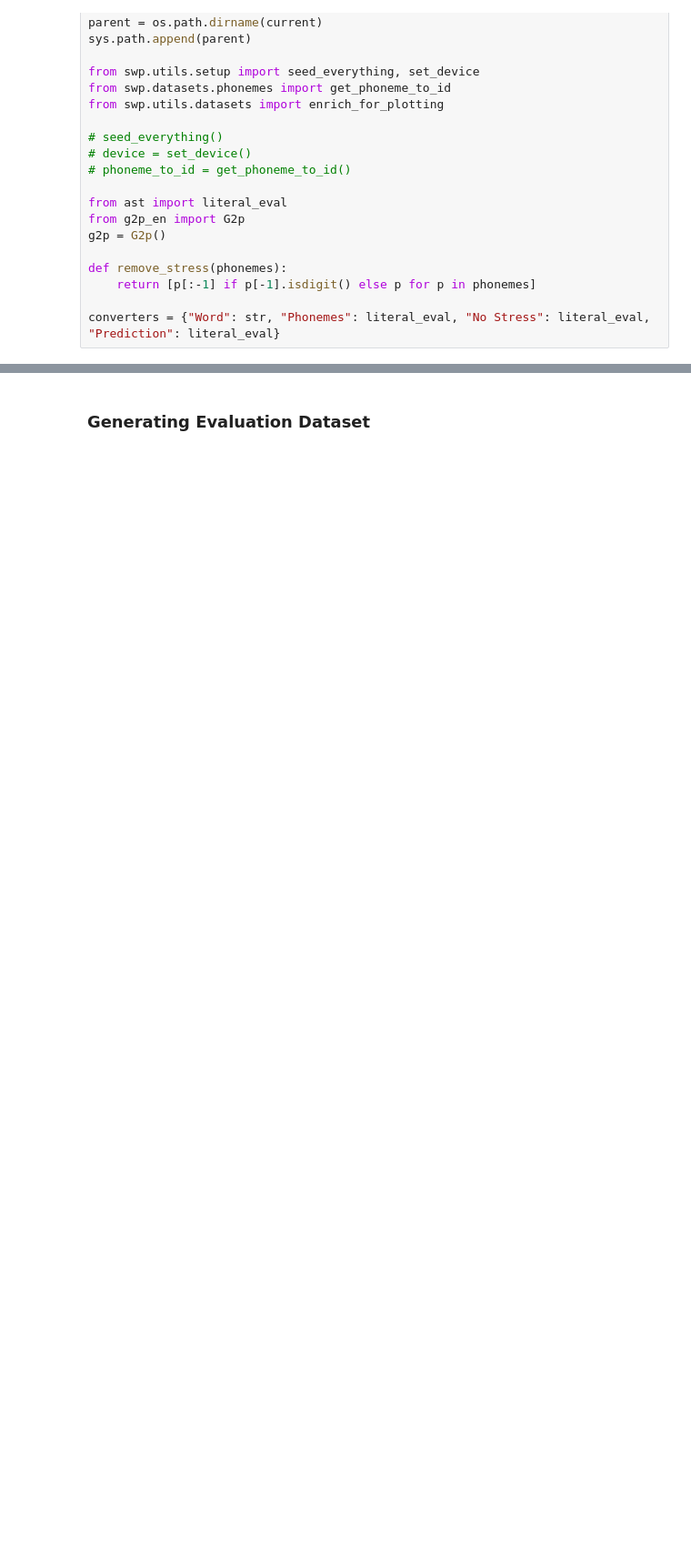
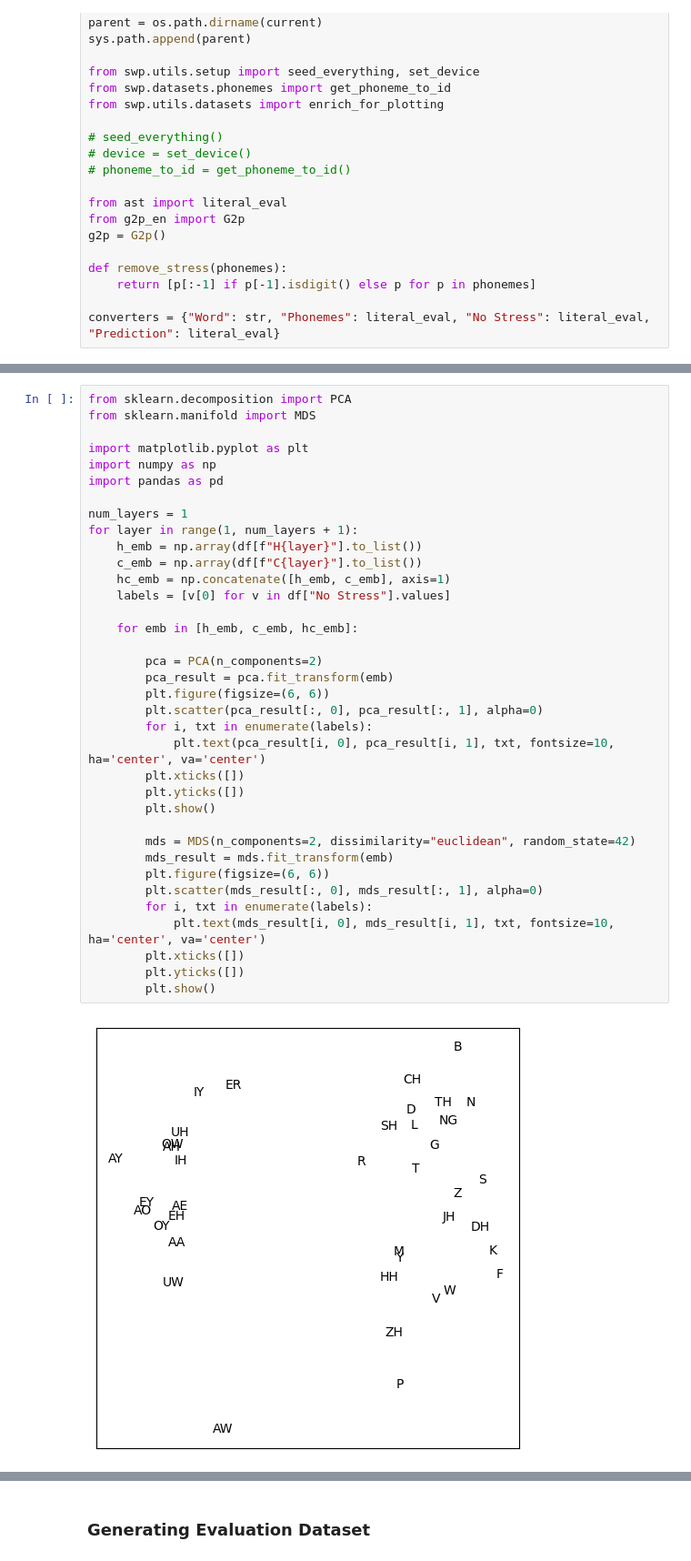
Before and after one commit to danieldager/swp-model, a Jupyter notebook: notebooks/simulations.ipynb, the cells around one changed output, grey strips where cells are left out. Shown: that part at 91% size. Cells and saved outputs as stored; diff of their text form; blank space fills up the shorter version.

```diff
--- a/notebooks/simulations.ipynb
+++ b/notebooks/simulations.ipynb
@@ -26,0 +78,38 @@ converters = {"Word": str, "Phonemes": literal_eval, "No Stress": literal_eval,
+# %%
+from sklearn.decomposition import PCA
+from sklearn.manifold import MDS
+
+import matplotlib.pyplot as plt
+import numpy as np
+import pandas as pd
+
+num_layers = 1
+for layer in range(1, num_layers + 1):
+    h_emb = np.array(df[f"H{layer}"].to_list())
+    c_emb = np.array(df[f"C{layer}"].to_list())
+    hc_emb = np.concatenate([h_emb, c_emb], axis=1)
+    labels = [v[0] for v in df["No Stress"].values]
+
+    for emb in [h_emb, c_emb, hc_emb]:
+
+        pca = PCA(n_components=2)
+        pca_result = pca.fit_transform(emb)
+        plt.figure(figsize=(6, 6))
+        plt.scatter(pca_result[:, 0], pca_result[:, 1], alpha=0)
+        for i, txt in enumerate(labels):
+            plt.text(pca_result[i, 0], pca_result[i, 1], txt, fontsize=10, ha='center', va='center')
+        plt.xticks([])
+        plt.yticks([])
+        plt.show()
+
+        mds = MDS(n_components=2, dissimilarity="euclidean", random_state=42)
+        mds_result = mds.fit_transform(emb)
+        plt.figure(figsize=(6, 6))
+        plt.scatter(mds_result[:, 0], mds_result[:, 1], alpha=0)
+        for i, txt in enumerate(labels):
+            plt.text(mds_result[i, 0], mds_result[i, 1], txt, fontsize=10, ha='center', va='center')
+        plt.xticks([])
+        plt.yticks([])
+        plt.show()
+# %% [output]
+[figure, added]
```
Also changed, not shown: parts of 4 cells of this notebook, 11 other files.
